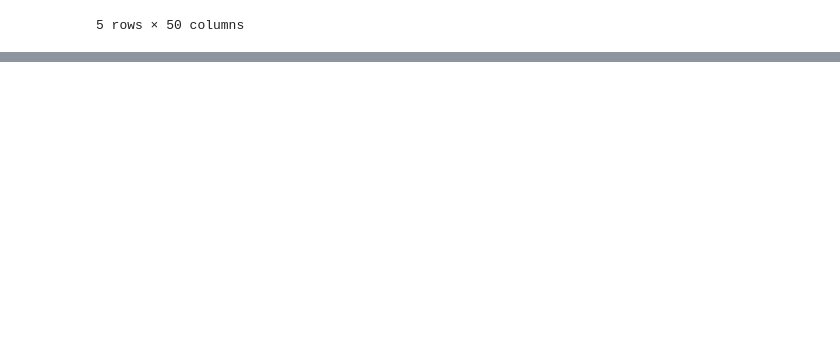
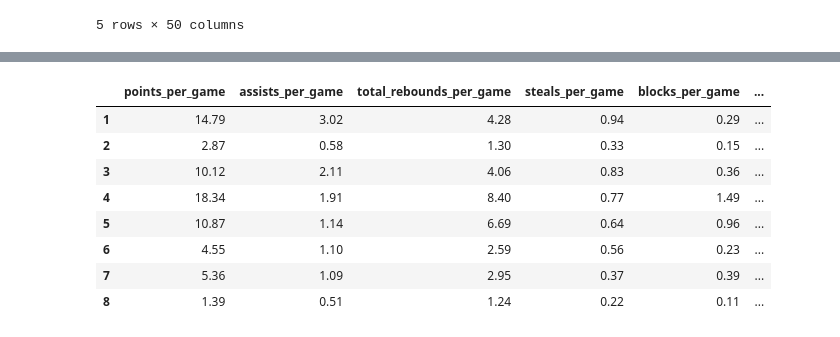
Before and after one commit to CS196Illinois/Group27-FA22, a Jupyter notebook: Project/Classification/classification.ipynb, the cells around one changed output, grey strips where cells are left out. Cells and saved outputs as stored; diff of their text form; code cells hidden in the pictures; blank space fills up the shorter version.

```diff
--- a/Project/Classification/classification.ipynb
+++ b/Project/Classification/classification.ipynb
@@ -175,0 +177,14 @@ clusters
+# %%
+per_game_model_data = player_df_per_game[clusters.columns]
+per_game_model = KMeans(n_clusters=num_clusters, random_state=0).fit(per_game_model_data)
+per_game_labels = per_game_model.labels_ + 1
+# %%
+per_game_player_groups = pd.DataFrame(data={'name': player_df['name'], 'group': per_game_labels})
+per_game_groups = {}
+
+for group in range(1, num_clusters + 1):
+    per_game_groups[f"Group {group}"] = list(per_game_player_groups.query(f"group == {group}")['name'])
+
+for group in per_game_groups:
+    print(f"{group}:\n")
+    print(per_game_groups[group], "\n\n\n")
@@ -175,0 +209,3 @@ clusters
+# %%
+per_game_clusters = pd.concat([per_game_model_data, per_game_player_groups], axis=1)
+per_game_clusters.head()
@@ -175,0 +219,14 @@ clusters
+# %%
+per_game_clusters = pd.concat([group_stats(cluster, per_game_clusters) for cluster in range(1, num_clusters + 1)])
+# %%
+per_game_clusters
+# %% [output]
+|  | points_per_game | assists_per_game | total_rebounds_per_game | steals_per_game | blocks_per_game | ... |
+| 1 | 14.79 | 3.02 | 4.28 | 0.94 | 0.29 | ... |
+| 2 | 2.87 | 0.58 | 1.30 | 0.33 | 0.15 | ... |
+| 3 | 10.12 | 2.11 | 4.06 | 0.83 | 0.36 | ... |
+| 4 | 18.34 | 1.91 | 8.40 | 0.77 | 1.49 | ... |
+| 5 | 10.87 | 1.14 | 6.69 | 0.64 | 0.96 | ... |
+| 6 | 4.55 | 1.10 | 2.59 | 0.56 | 0.23 | ... |
+| 7 | 5.36 | 1.09 | 2.95 | 0.37 | 0.39 | ... |
+| 8 | 1.39 | 0.51 | 1.24 | 0.22 | 0.11 | ... |
```
Also changed, not shown: parts of 9 cells of this notebook.
